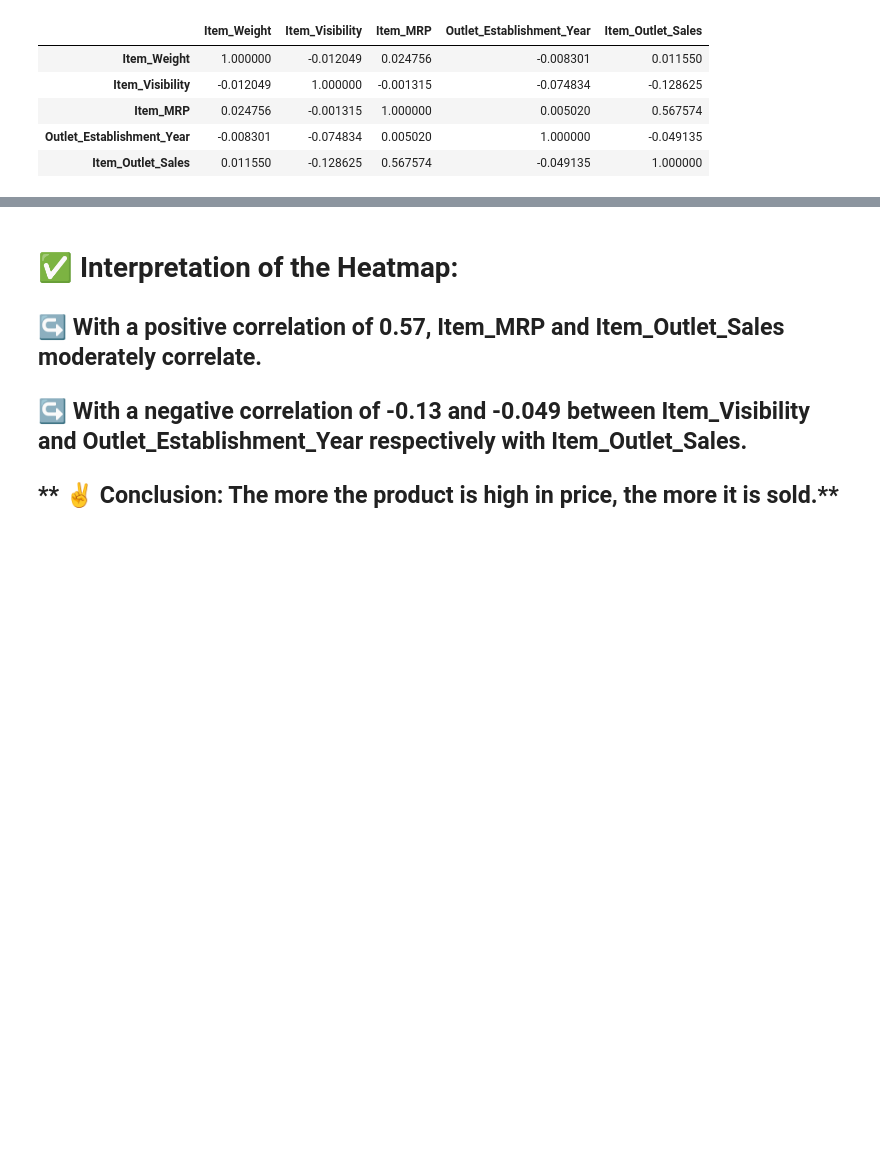
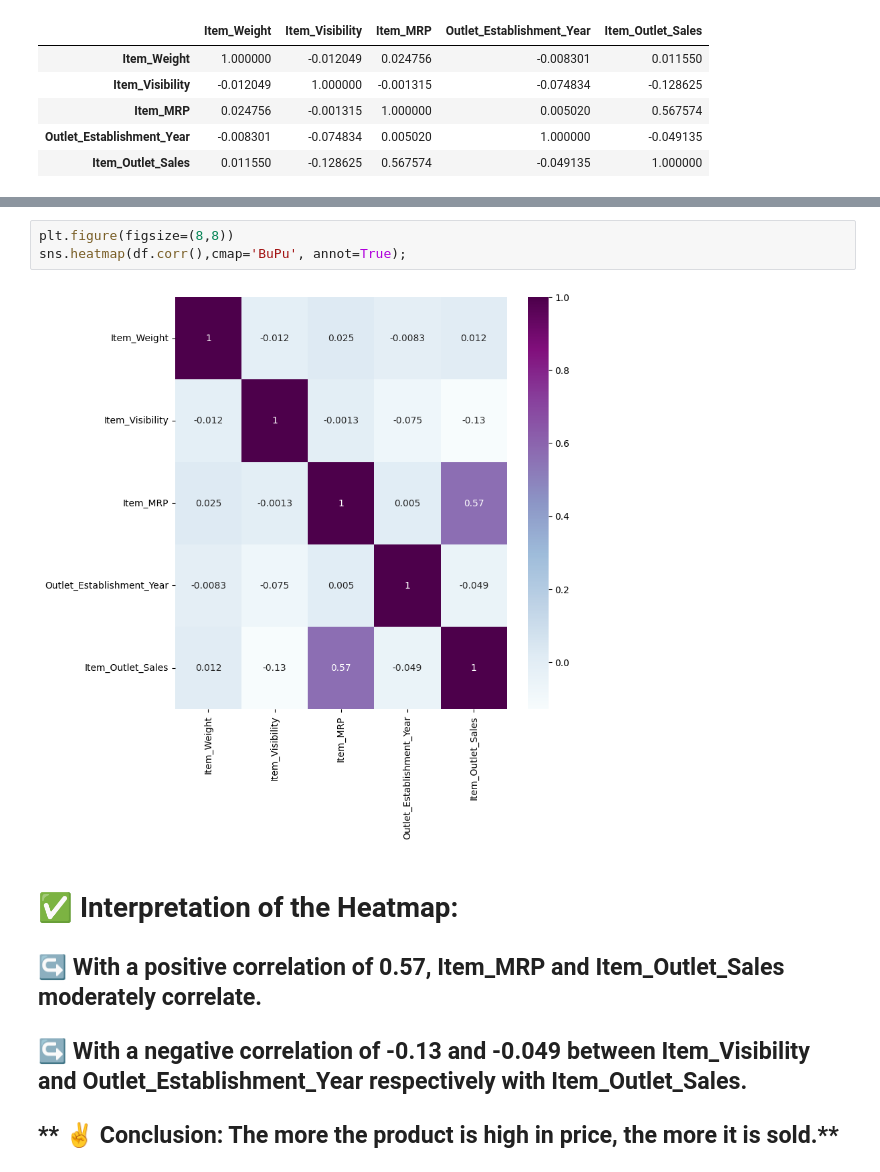
Before and after one commit to Souha-Kabtni/Sales_Predictions, a Jupyter notebook: Copy_of_Food_Sales_Prediction.ipynb, the cells around one changed output, grey strips where cells are left out. Cells and saved outputs as stored; diff of their text form; blank space fills up the shorter version.

```diff
--- a/Copy_of_Food_Sales_Prediction.ipynb
+++ b/Copy_of_Food_Sales_Prediction.ipynb
@@ -452,3 +448,8 @@ TypeError: ignored
+# %%
+plt.figure(figsize=(8,8))
+sns.heatmap(df.corr(),cmap='BuPu', annot=True);
+# %% [output]
+[figure, added]
 # %% [markdown]
 # **✅ Interpretation of the Heatmap:**
 
```
Also changed, not shown: parts of 7 cells of this notebook.
